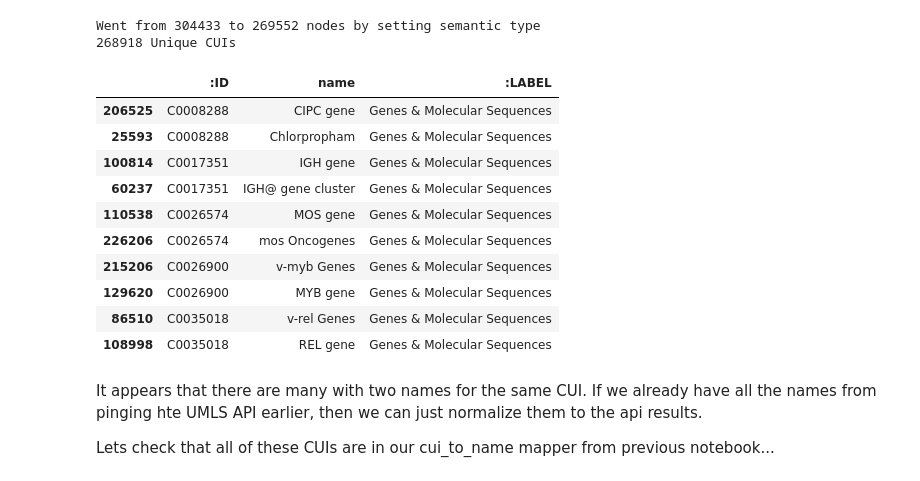
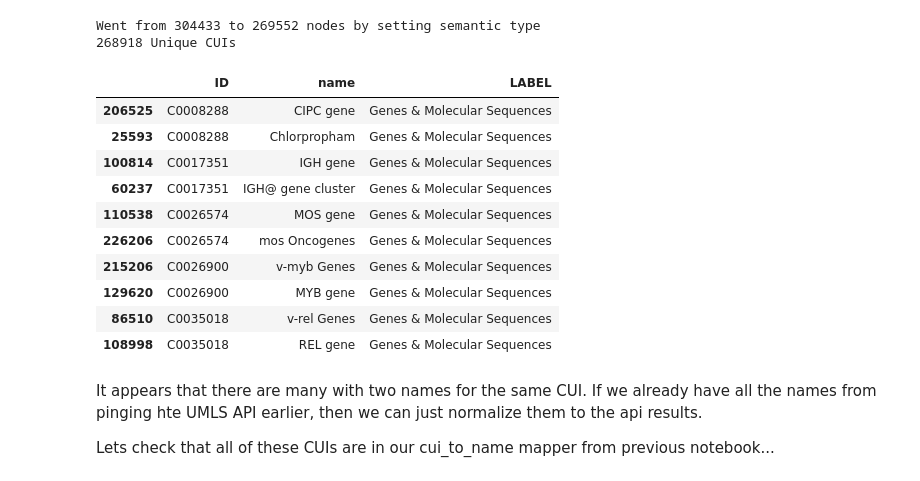
Before and after one commit to mmayers12/semmed, a Jupyter notebook: nbs/03-Building-the-graph.ipynb, the cells around one changed output. Cells and saved outputs as stored; diff of their text form; code cells hidden in the pictures.

```diff
--- a/nbs/03-Building-the-graph.ipynb
+++ b/nbs/03-Building-the-graph.ipynb
@@ -133,13 +133,13 @@ snodes = pd.DataFrame()
 onodes = pd.DataFrame()
 
 
-snodes[':ID'] = sem_df['SUBJECT_CUI']
+snodes['ID'] = sem_df['SUBJECT_CUI']
 snodes['name'] = sem_df['SUBJECT_NAME']
-snodes[':LABEL'] = sem_df['SUBJECT_SEMTYPE'].apply(lambda x: abbv_to_super.get(x))
+snodes['LABEL'] = sem_df['SUBJECT_SEMTYPE'].apply(lambda x: abbv_to_super.get(x))
 
-onodes[':ID'] = sem_df['OBJECT_CUI']
+onodes['ID'] = sem_df['OBJECT_CUI']
 onodes['name'] = sem_df['OBJECT_NAME']
-onodes[':LABEL'] = sem_df['OBJECT_SEMTYPE'].apply(lambda x: abbv_to_super.get(x))
+onodes['LABEL'] = sem_df['OBJECT_SEMTYPE'].apply(lambda x: abbv_to_super.get(x))
 
 
 nodes = pd.concat([snodes, onodes])
@@ -219,9 +219,6 @@ for k, v in cui_to_t_code.items():
             cui_to_super[k] = list(v_set)
 # %% [markdown]
 ## Relabel the semmantic types to their true type
-# %%
-# Reaname columns for easier working (make them queryable)
-nodes.columns = ['ID', 'name', 'LABEL']
 # %%
 nodes['true_label'] = nodes['ID'].apply(lambda x: cui_to_super.get(x, x))
 # %%
@@ -403,9 +399,9 @@ print("{} Unique CUIs".format(nodes[':ID'].nunique()))
 Went from 304433 to 269552 nodes by setting semantic type
 268918 Unique CUIs
 # %%
-nodes[nodes[':ID'].duplicated(keep=False)].sort_values(':ID').head(10)
+nodes[nodes['ID'].duplicated(keep=False)].sort_values('ID').head(10)
 # %% [output]
-|  | :ID | name | :LABEL |
+|  | ID | name | LABEL |
 | 206525 | C0008288 | CIPC gene | Genes & Molecular Sequences |
 | 25593 | C0008288 | Chlorpropham | Genes & Molecular Sequences |
 | 100814 | C0017351 | IGH gene | Genes & Molecular Sequences |
```
Also changed, not shown: parts of 39 cells of this notebook.
